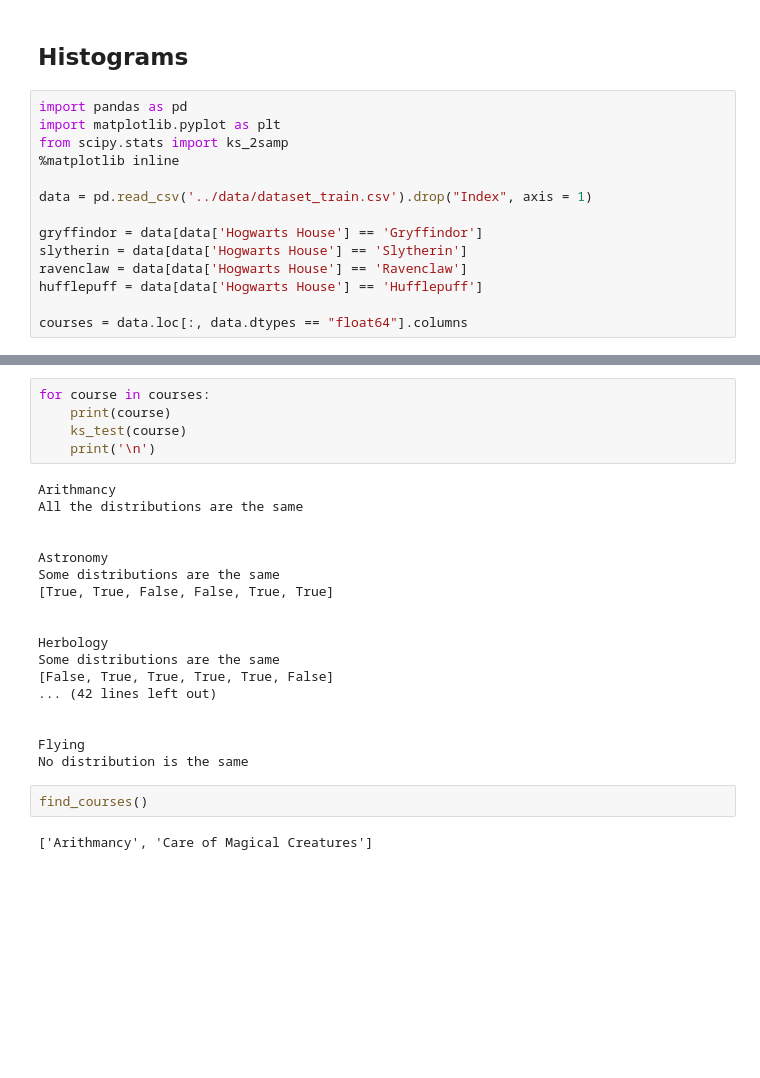
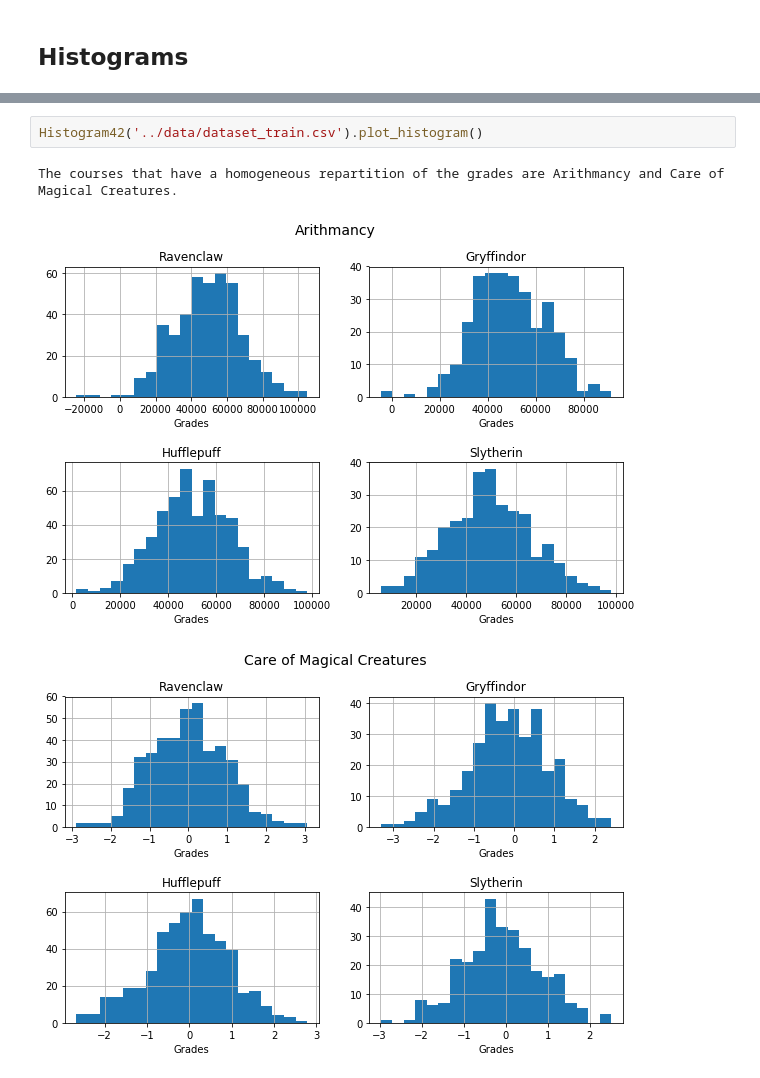
Before and after one commit to peloyeje/42-logistic-regression, a Jupyter notebook: notebooks/scrapbook.ipynb, the cells around one changed output, grey strips where cells are left out. Drawn from its saved outputs; the diff is of its cells as text; blank space fills up the shorter version.

Commit message:
Created and finalized function histogram.py

```diff
--- a/notebooks/scrapbook.ipynb
+++ b/notebooks/scrapbook.ipynb
@@ -108,18 +108,4 @@ DataAnalysis('../data/dataset_train.csv').describe_42()
 # Data Visualization
 # %% [markdown]
 ## Histograms
-# %%
-import pandas as pd
-import matplotlib.pyplot as plt
-from scipy.stats import ks_2samp
-%matplotlib inline
-
-data = pd.read_csv('../data/dataset_train.csv').drop("Index", axis = 1)
-
-gryffindor = data[data['Hogwarts House'] == 'Gryffindor']
-slytherin = data[data['Hogwarts House'] == 'Slytherin']
-ravenclaw = data[data['Hogwarts House'] == 'Ravenclaw']
-hufflepuff = data[data['Hogwarts House'] == 'Hufflepuff']
-
-courses = data.loc[:, data.dtypes == "float64"].columns
 # %%
@@ -169,27 +176,6 @@ plot_histogram()
-# %%
-for course in courses:
-    print(course)
-    ks_test(course)
-    print('\n')
-# %% [output]
-Arithmancy
-All the distributions are the same
-
-
-Astronomy
-Some distributions are the same
-[True, True, False, False, True, True]
-
-
-Herbology
-Some distributions are the same
-[False, True, True, True, True, False]
-... (42 lines left out)
-
-
-Flying
-No distribution is the same
-# %%
-find_courses()
-# %% [output]
-['Arithmancy', 'Care of Magical Creatures']
+# %%
+Histogram42('../data/dataset_train.csv').plot_histogram()
+# %% [output]
+The courses that have a homogeneous repartition of the grades are Arithmancy and Care of Magical Creatures.
+[figure, added]
+[figure, added]
```
Also changed, not shown: parts of 2 cells of this notebook, 1 other file.
